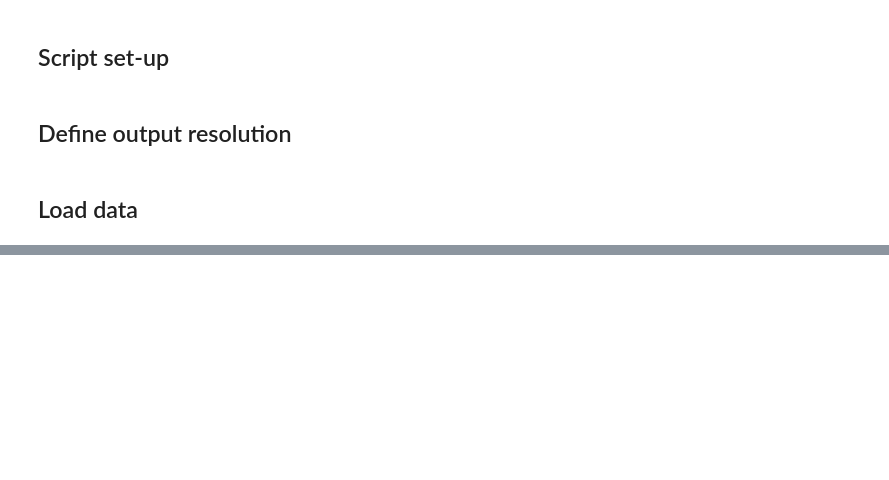
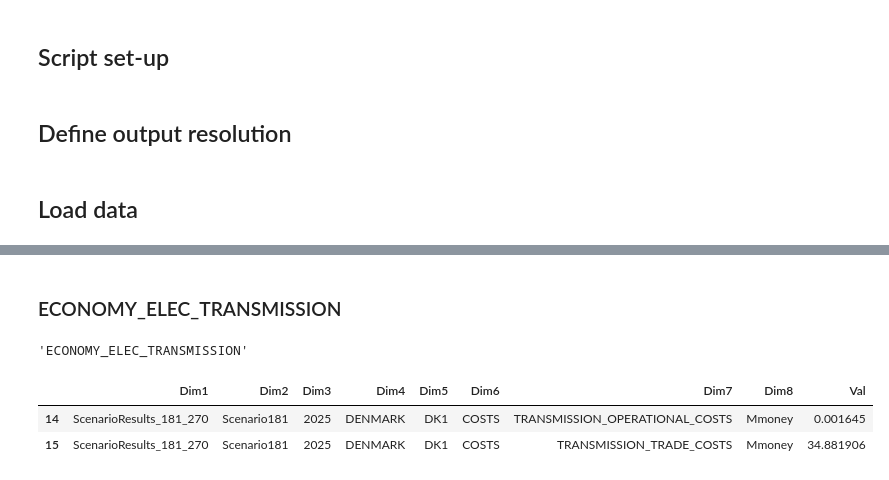
Before and after one commit to tilseb/flexsus, a Jupyter notebook: processing.ipynb, the cells around one changed output, grey strips where cells are left out. Saved outputs shown, nothing was run; the diff lists cells and outputs as text; code cells hidden in the pictures; blank space fills up the shorter version.

```diff
--- a/processing.ipynb
+++ b/processing.ipynb
@@ -50,0 +95,17 @@ lf = os.listdir('data')
+# %% [markdown]
+### ECONOMY_ELEC_TRANSMISSION
+# %%
+lf[0]
+# %% [output]
+'ECONOMY_ELEC_TRANSMISSION'
+# %%
+# ECONOMY_ELEC_TRANSMISSION
+df0 = readData(lf[0])
+df0 = epsToZeros(df0)
+df0 = filterYearAndCountry(df0,yyy,ccc)
+df0 = makeValFloat(df0)
+df0.head(2)
+# %% [output]
+|  | Dim1 | Dim2 | Dim3 | Dim4 | Dim5 | Dim6 | Dim7 | Dim8 | Val |
+| 14 | ScenarioResults_181_270 | Scenario181 | 2025 | DENMARK | DK1 | COSTS | TRANSMISSION_OPERATIONAL_COSTS | Mmoney | 0.001645 |
+| 15 | ScenarioResults_181_270 | Scenario181 | 2025 | DENMARK | DK1 | COSTS | TRANSMISSION_TRADE_COSTS | Mmoney | 34.881906 |
```
Also changed, not shown: parts of 31 cells of this notebook.
